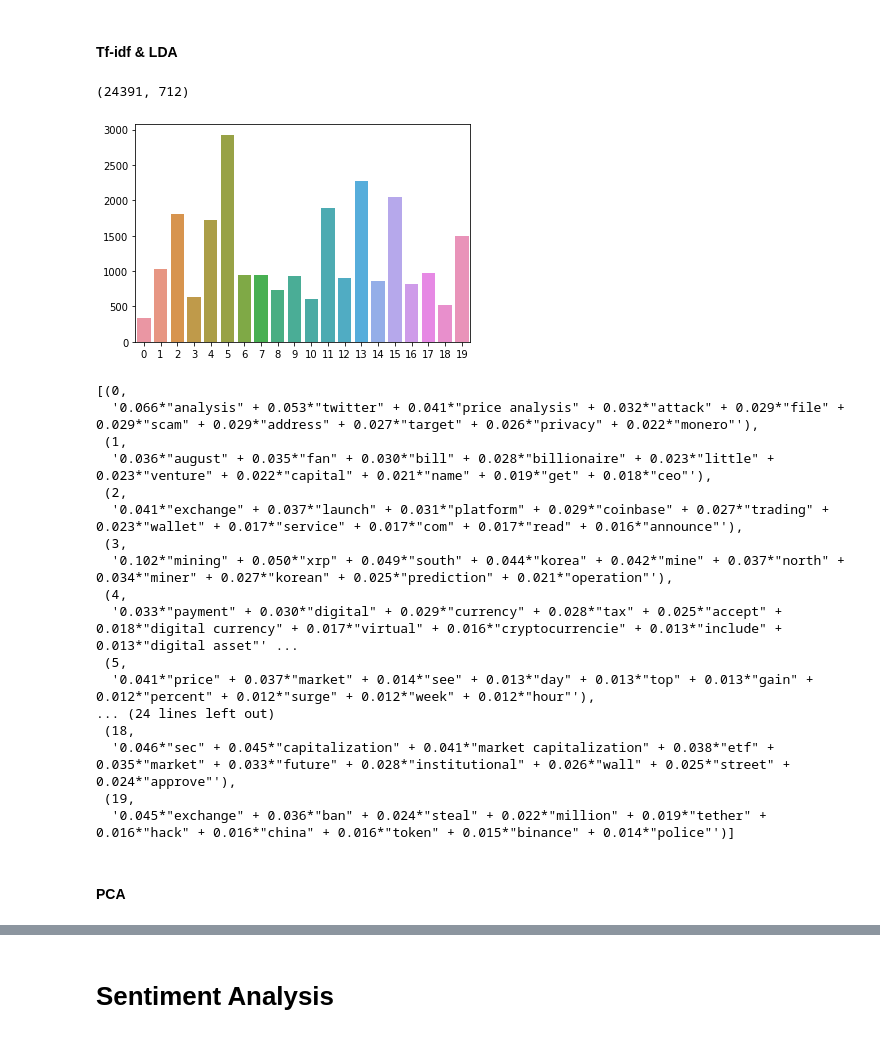
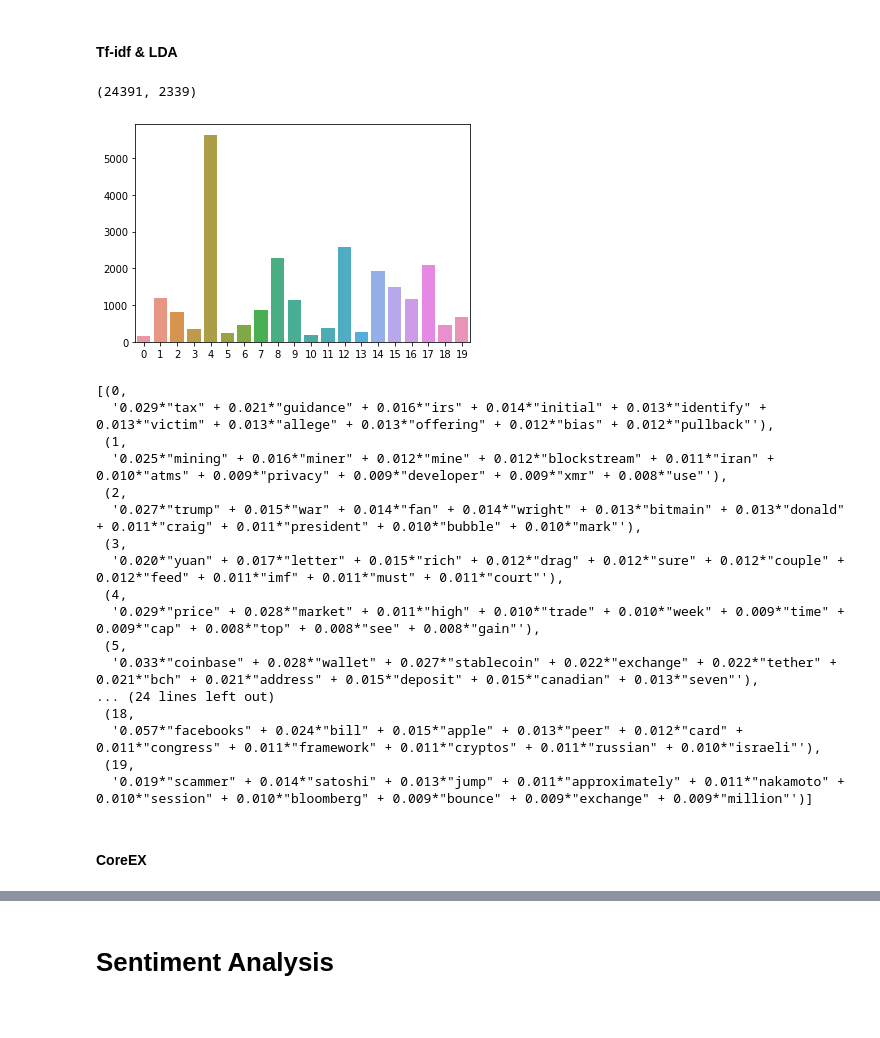
Before and after one commit to silvernine209/nlp_bitcoin_trading, a Jupyter notebook: bitcoin_trader_v2.ipynb, the cells around one changed output, grey strips where cells are left out. Cells and saved outputs as stored; diff of their text form; code cells hidden in the pictures.

```diff
--- a/bitcoin_trader_v2.ipynb
+++ b/bitcoin_trader_v2.ipynb
@@ -607,57 +633,57 @@ topic_words
 #### Tf-idf & LDA
 # %%
 # new TF-IDF Vectorizer
-# cv_tfidf = TfidfVectorizer(stop_words=stopword_list,max_df=0.6,min_df=0.005)
-cv_tfidf = TfidfVectorizer(stop_words=stopword_list,max_df=0.6,min_df=0.005,ngram_range=(1, 2))
+cv_tfidf = TfidfVectorizer(stop_words=stopword_list,max_df=0.15,min_df=0.001,)
+# cv_tfidf = TfidfVectorizer(stop_words=stopword_list,max_df=0.6,min_df=0.005,ngram_range=(1, 2))
 doc_word = cv_tfidf.fit_transform(df_news_clean['title_intro_clean'])
 
 print(doc_word.shape)
 
 # Convert sparse matrix of counts to a gensim corpus
 corpus = matutils.Sparse2Corpus(doc_word.transpose())
 
 # We need to save a mapping (dict) of row id to word (token) for later use by gensim:
 id2word = dict((v, k) for k, v in cv_tfidf.vocabulary_.items())
 
 # Create lda model (equivalent to "fit" in sklearn)
 lda = models.LdaMulticore(corpus=corpus, num_topics=20, id2word=id2word, passes=5, workers=1)
 
 # Transform the docs from the word space to the topic space (like "transform" in sklearn)
 lda_corpus = lda[corpus]
 
 # Store the documents' topic vectors in a list so we can take a peak
 lda_docs = [doc for doc in lda_corpus]
 
 # View Topic Distribution
 doc_cluster = [sorted(doc,key=lambda row:row[1])[::-1][0][0] for doc in lda_docs]
 sns.barplot(x=pd.Series(doc_cluster).value_counts().keys(),y=pd.Series(doc_cluster).value_counts().values);
 
 # # Check out the document vectors in the topic space for the first 5 documents
 # lda_docs[:5]
 # %% [output]
-(24391, 712)
+(24391, 2339)
-[figure, old version]
+[figure, new version]
 # %%
 # id2word
 # %%
 lda.print_topics()
 # %% [output]
 [(0,
-  '0.066*"analysis" + 0.053*"twitter" + 0.041*"price analysis" + 0.032*"attack" + 0.029*"file" + 0.029*"scam" + 0.029*"address" + 0.027*"target" + 0.026*"privacy" + 0.022*"monero"'),
+  '0.029*"tax" + 0.021*"guidance" + 0.016*"irs" + 0.014*"initial" + 0.013*"identify" + 0.013*"victim" + 0.013*"allege" + 0.013*"offering" + 0.012*"bias" + 0.012*"pullback"'),
  (1,
-  '0.036*"august" + 0.035*"fan" + 0.030*"bill" + 0.028*"billionaire" + 0.023*"little" + 0.023*"venture" + 0.022*"capital" + 0.021*"name" + 0.019*"get" + 0.018*"ceo"'),
+  '0.025*"mining" + 0.016*"miner" + 0.012*"mine" + 0.012*"blockstream" + 0.011*"iran" + 0.010*"atms" + 0.009*"privacy" + 0.009*"developer" + 0.009*"xmr" + 0.008*"use"'),
  (2,
-  '0.041*"exchange" + 0.037*"launch" + 0.031*"platform" + 0.029*"coinbase" + 0.027*"trading" + 0.023*"wallet" + 0.017*"service" + 0.017*"com" + 0.017*"read" + 0.016*"announce"'),
+  '0.027*"trump" + 0.015*"war" + 0.014*"fan" + 0.014*"wright" + 0.013*"bitmain" + 0.013*"donald" + 0.011*"craig" + 0.011*"president" + 0.010*"bubble" + 0.010*"mark"'),
  (3,
-  '0.102*"mining" + 0.050*"xrp" + 0.049*"south" + 0.044*"korea" + 0.042*"mine" + 0.037*"north" + 0.034*"miner" + 0.027*"korean" + 0.025*"prediction" + 0.021*"operation"'),
+  '0.020*"yuan" + 0.017*"letter" + 0.015*"rich" + 0.012*"drag" + 0.012*"sure" + 0.012*"couple" + 0.012*"feed" + 0.011*"imf" + 0.011*"must" + 0.011*"court"'),
  (4,
-  '0.033*"payment" + 0.030*"digital" + 0.029*"currency" + 0.028*"tax" + 0.025*"accept" + 0.018*"digital currency" + 0.017*"virtual" + 0.016*"cryptocurrencie" + 0.013*"include" + 0.013*"digital asset"' ...
+  '0.029*"price" + 0.028*"market" + 0.011*"high" + 0.010*"trade" + 0.010*"week" + 0.009*"time" + 0.009*"cap" + 0.008*"top" + 0.008*"see" + 0.008*"gain"'),
  (5,
-  '0.041*"price" + 0.037*"market" + 0.014*"see" + 0.013*"day" + 0.013*"top" + 0.013*"gain" + 0.012*"percent" + 0.012*"surge" + 0.012*"week" + 0.012*"hour"'),
+  '0.033*"coinbase" + 0.028*"wallet" + 0.027*"stablecoin" + 0.022*"exchange" + 0.022*"tether" + 0.021*"bch" + 0.021*"address" + 0.015*"deposit" + 0.015*"canadian" + 0.013*"seven"'),
 ... (24 lines left out)
  (18,
-  '0.046*"sec" + 0.045*"capitalization" + 0.041*"market capitalization" + 0.038*"etf" + 0.035*"market" + 0.033*"future" + 0.028*"institutional" + 0.026*"wall" + 0.025*"street" + 0.024*"approve"'),
+  '0.057*"facebooks" + 0.024*"bill" + 0.015*"apple" + 0.013*"peer" + 0.012*"card" + 0.011*"congress" + 0.011*"framework" + 0.011*"cryptos" + 0.011*"russian" + 0.010*"israeli"'),
  (19,
-  '0.045*"exchange" + 0.036*"ban" + 0.024*"steal" + 0.022*"million" + 0.019*"tether" + 0.016*"hack" + 0.016*"china" + 0.016*"token" + 0.015*"binance" + 0.014*"police"')]
+  '0.019*"scammer" + 0.014*"satoshi" + 0.013*"jump" + 0.011*"approximately" + 0.011*"nakamoto" + 0.010*"session" + 0.010*"bloomberg" + 0.009*"bounce" + 0.009*"exchange" + 0.009*"million"')]
 # %% [markdown]
-#### PCA
+#### CoreEX
```
Also changed, not shown: parts of 44 cells of this notebook.
